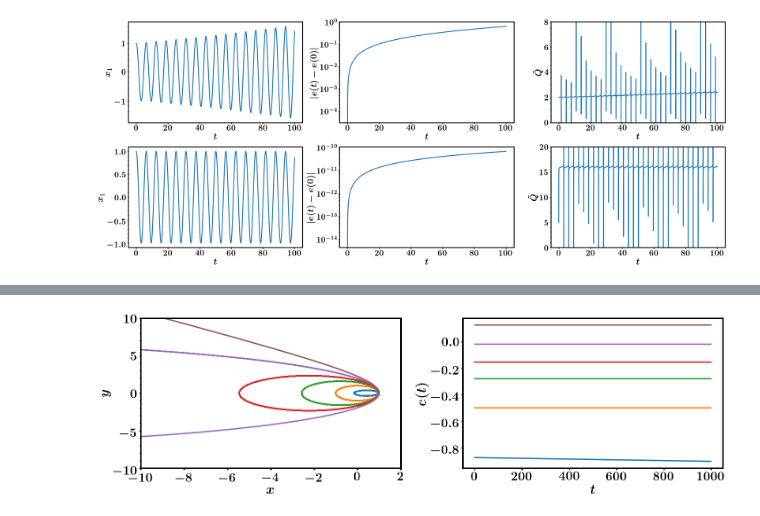
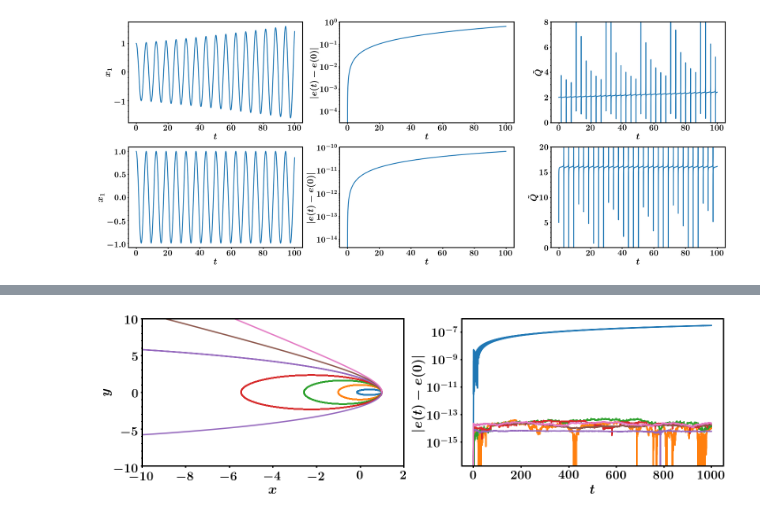
Before and after one commit to nahuelalmeira/diffeq, a Jupyter notebook: practicas/Tarea1/Tarea1.ipynb, the cells around one changed output, grey strips where cells are left out. Saved outputs shown, nothing was run; the diff lists cells and outputs as text; code cells hidden in the pictures.

Commit message:
Primera version informe

```diff
--- a/practicas/Tarea1/Tarea1.ipynb
+++ b/practicas/Tarea1/Tarea1.ipynb
@@ -112,0 +199,25 @@ plt.show()
+# %%
+x0 = (1, 0)
+T = 100
+energy_values = []
+k_values = np.logspace(-5, -2, 6)
+for k in k_values:
+    time, sol = solver(f, k, 0, T, x0, 'euler')
+    e = energy(sol)
+    energy_values.append(np.abs(e[-1]-1))
+# %%
+fig, ax = plt.subplots(figsize=(10, 6))
+
+ax.set_xscale('log')
+ax.set_yscale('log')
+ax.set_xlabel('$k$')
+ax.set_ylabel(r'$|e(T)-e(0)|$')
+ax.plot(k_values, energy_values, 'o')
+
+Y_pred, slope, y_err, r2 = getLinearReg(k_values, energy_values)
+ax.plot(k_values, Y_pred, label=r'$\gamma={{{:.2f}}}\pm {{{:.2f}}}$'.format(slope, y_err),
+       linestyle='--', color='k')
+
+ax.legend()
+plt.savefig('./informe/figures/convergencia.png')
+plt.show()
@@ -138,39 +251,42 @@ def radius(data):
 T = 1000
 k = 0.01
 method = 'RK4'
-v_values = [0.5, 1, 1.2, 1.3, 1.4, 1.5]
+v_values = [0.5, 1, 1.2, 1.3, 1.4, 1.5, 1.6]
 data = {}
 Q_data = {}
 for v in v_values:
+    print(v)
     X0 = (1, 0, 0, v)
     time, sol = solver(f, k, 0, T, X0, method)
     data[v] = [time, sol]
 # %%
 ncols = 2
 nrows = 1
 fig, axes = plt.subplots(figsize=(10*ncols, 6*nrows), ncols=ncols, nrows=nrows)
 
 for ax in axes.flatten():
     ax.set_xlabel(r'$t$')
 
 for i, v in enumerate(v_values):
     time, X = data[v]
     x, y = X[:,0], X[:,1]
     e = energy(X, polar=False)
-    e0 = e[0]
+
 
     ax = axes[0]
     ax.set_xlabel(r'$x$')
     ax.set_ylabel(r'$y$')
     ax.set_xlim(-10, 2)
     ax.set_ylim(-10, 10)
     ax.plot(x, y, label=r'${{{:.2f}}}$'.format(v))
 
     ax = axes[1]
-    ax.set_ylabel(r'$e(t)$')
-    ax.plot(time, e)
+    ax.set_ylabel(r'$|e(t)-e(0)|$')
+    ax.plot(time, np.abs(e-e[0]))
+    #ax.set_xscale('log')
+    ax.set_yscale('log')
 
 plt.tight_layout()
 plt.show()
 # %% [output]
-[figure, old version]
+[figure, new version]
```
Also changed, not shown: parts of 13 cells of this notebook, 9 other files.
